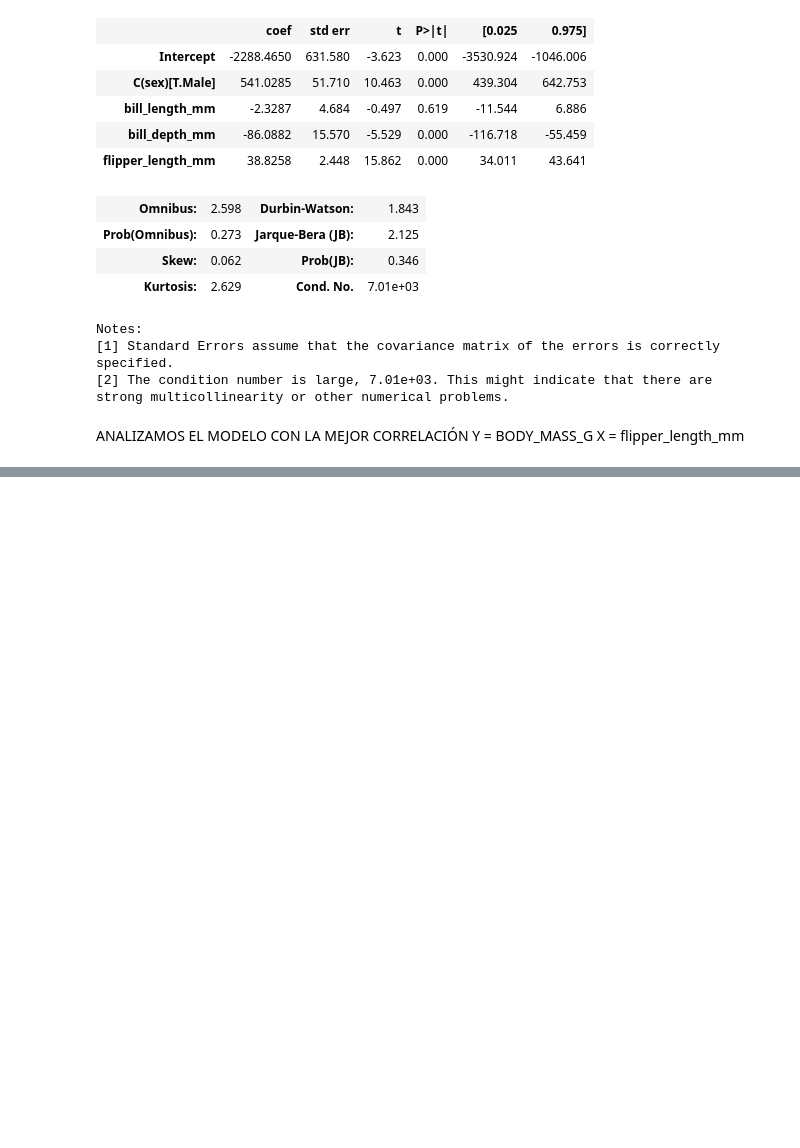
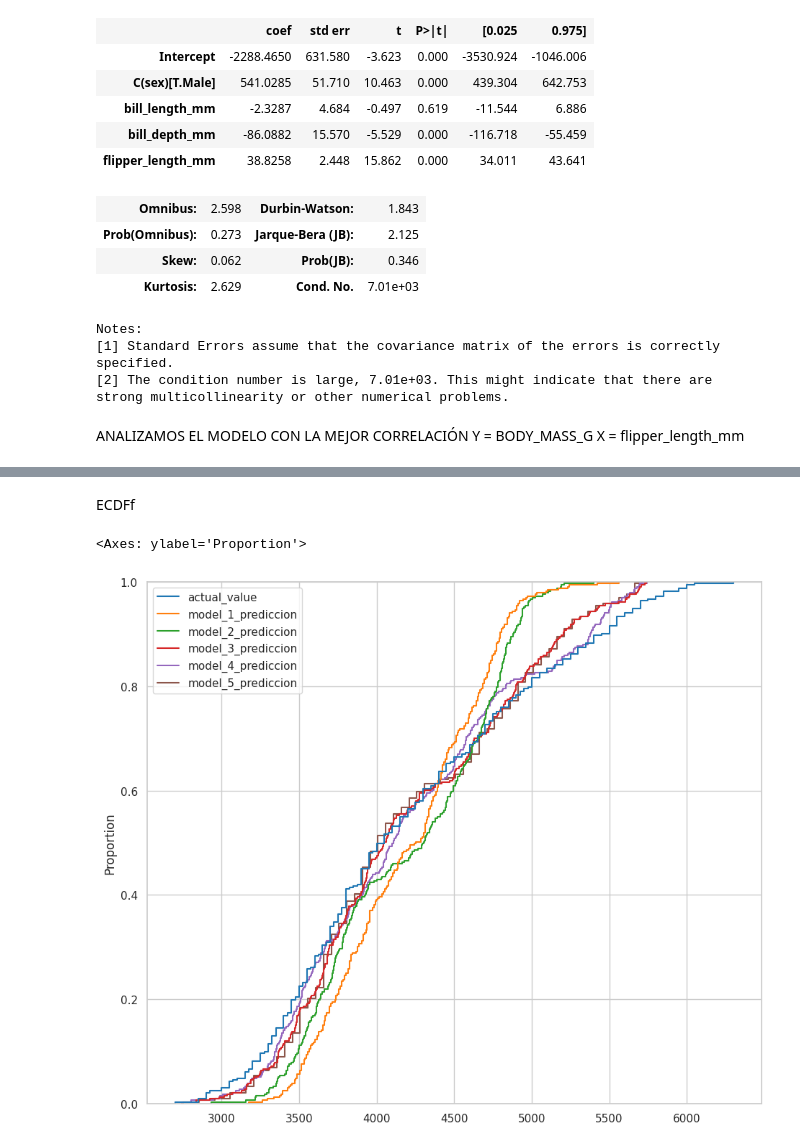
Before and after one commit to cesarmayta/BOOTCAMP_DSG1, a Jupyter notebook: dia2/05_regresion_lineal_multiple.ipynb, the cells around one changed output, grey strips where cells are left out. Cells and saved outputs as stored; diff of their text form; code cells hidden in the pictures; blank space fills up the shorter version.

```diff
--- a/dia2/05_regresion_lineal_multiple.ipynb
+++ b/dia2/05_regresion_lineal_multiple.ipynb
@@ -221,0 +286,20 @@ strong multicollinearity or other numerical problems.
+# %%
+%matplotlib inline
+sns.set_style(style='whitegrid')
+sns.set_context(context='notebook')
+plt.rcParams['figure.figsize'] = (11, 9.4)
+
+penguin_color = {
+    'Adelie': '#ff6602ff',
+    'Gentoo': '#0f7175ff',
+    'Chinstrap': '#c65dc9ff'
+}
+# %% [markdown]
+ECDFf
+# %%
+sns.ecdfplot(
+  data=models_result
+)
+# %% [output]
+<Axes: ylabel='Proportion'>
+[figure, added]
```
Also changed, not shown: parts of 11 cells of this notebook.
